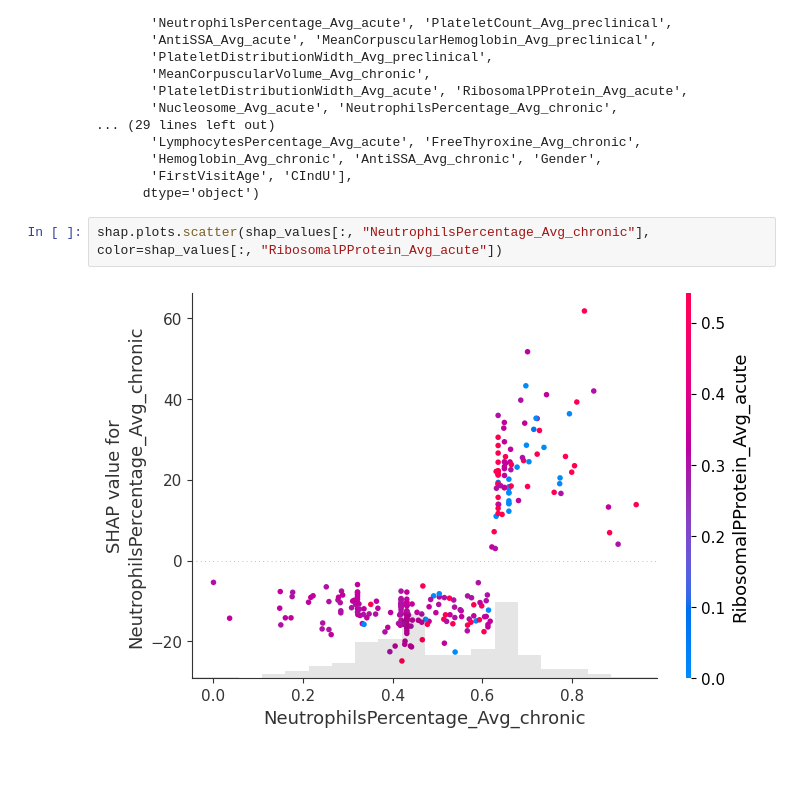
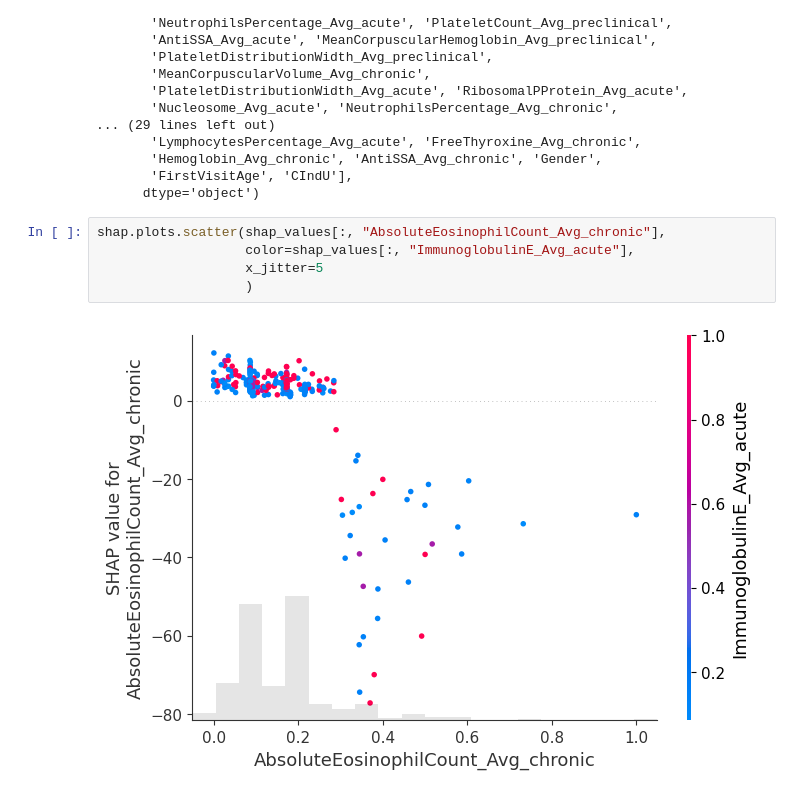
Before and after one commit to jabberwockyang/UrticariaPrediction, a Jupyter notebook: train_shap.ipynb, the cells around one changed output. Cells and saved outputs as stored; diff of their text form; blank space fills up the shorter version.

```diff
--- a/train_shap.ipynb
+++ b/train_shap.ipynb
@@ -214,6 +265,9 @@ Index(['MonocytesPercentage_Avg_acute', 'AbsoluteLymphocyteCount_Avg_chronic',
        'FirstVisitAge', 'CIndU'],
       dtype='object')
 # %%
-shap.plots.scatter(shap_values[:, "NeutrophilsPercentage_Avg_chronic"], color=shap_values[:, "RibosomalPProtein_Avg_acute"])
+shap.plots.scatter(shap_values[:, "AbsoluteEosinophilCount_Avg_chronic"],
+                   color=shap_values[:, "ImmunoglobulinE_Avg_acute"],
+                   x_jitter=5
+                   )
 # %% [output]
-[figure, old version]
+[figure, new version]
```
Also changed, not shown: parts of 3 cells of this notebook, 51 other files.
